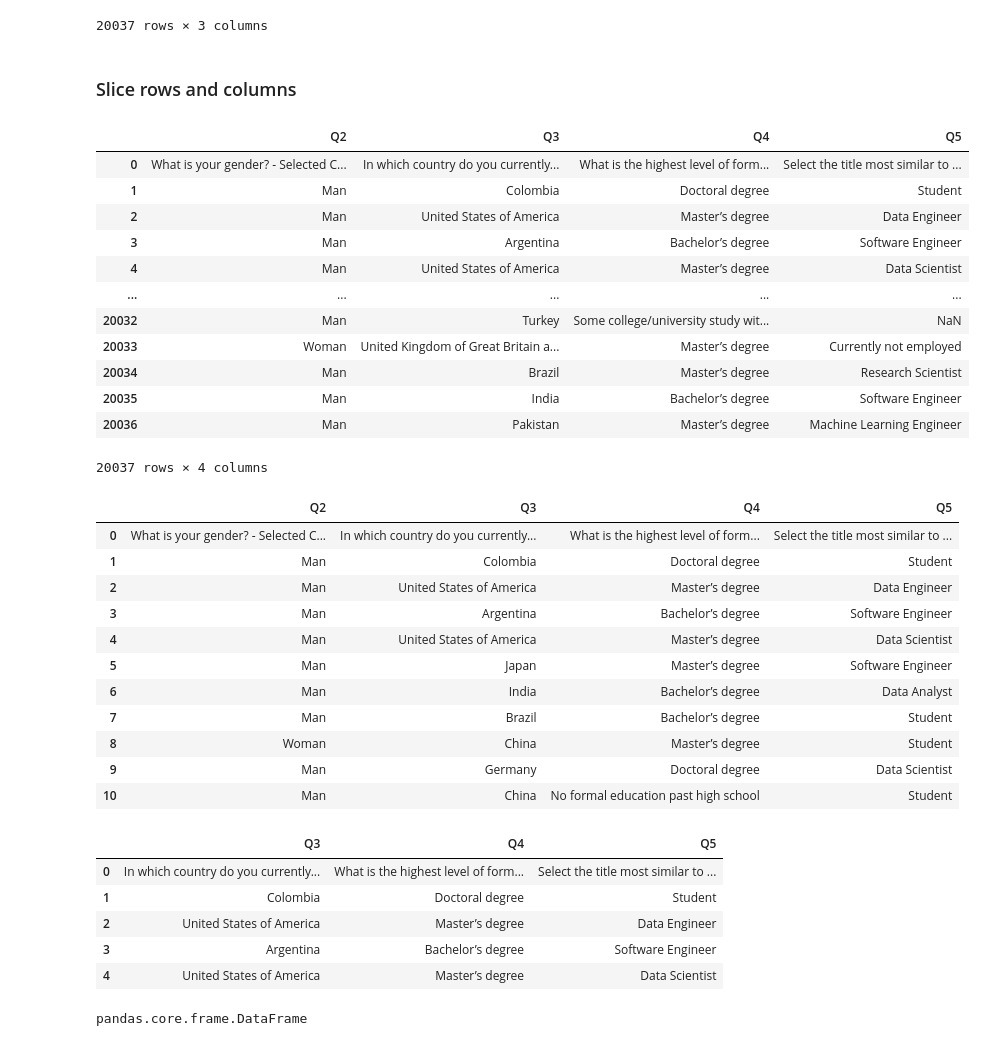
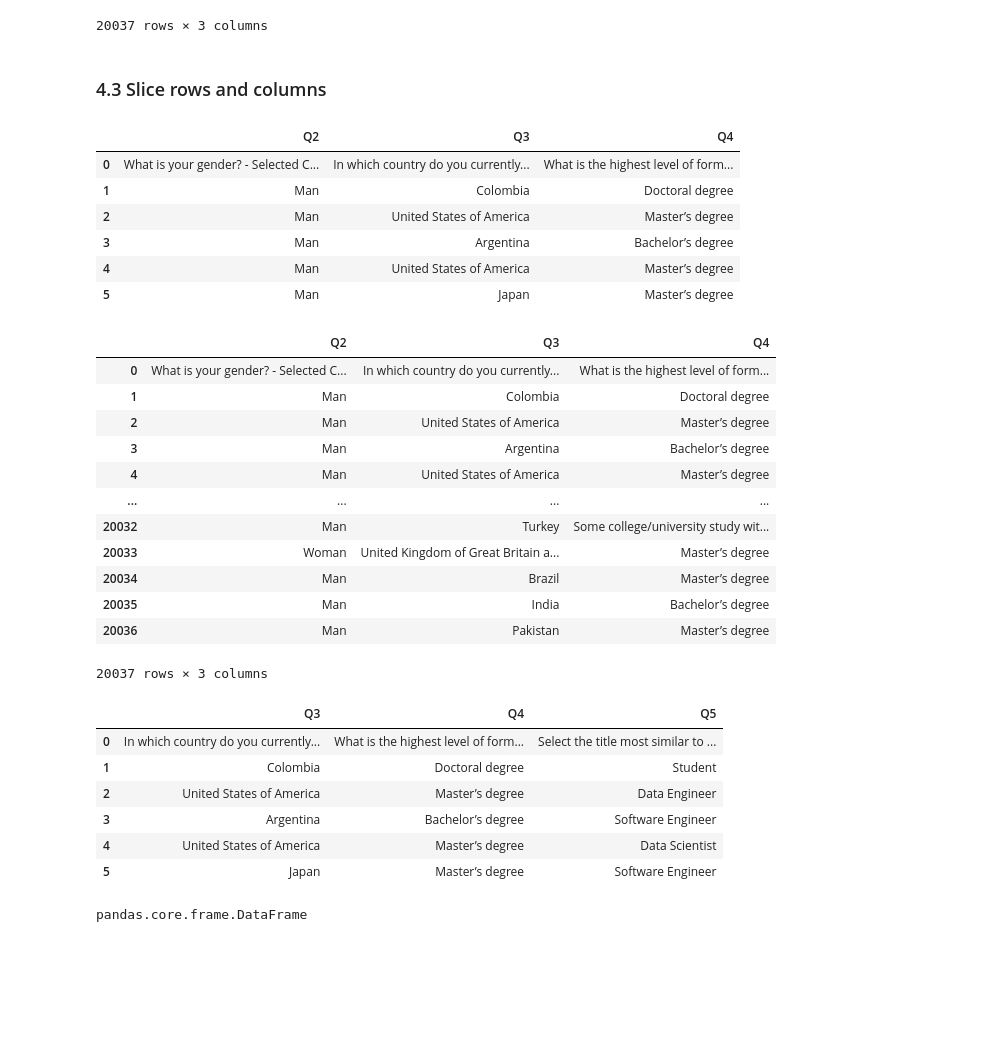
Before and after one commit to argythana/uoa_py_course, a Jupyter notebook: lectures_07_12_pandas_plots_scikit/lecture_07_pandas/lecture_07a_pandas_dafaframe_index.ipynb, the cells around one changed output. Saved outputs shown, nothing was run; the diff lists cells and outputs as text; code cells hidden in the pictures; blank space fills up the shorter version.

```diff
--- a/lectures_07_12_pandas_plots_scikit/lecture_07_pandas/lecture_07a_pandas_dafaframe_index.ipynb
+++ b/lectures_07_12_pandas_plots_scikit/lecture_07_pandas/lecture_07a_pandas_dafaframe_index.ipynb
@@ -373,44 +413,39 @@ df[["Q2", "Q5", "Q3"]]
 | 20036 | Man | Machine Learning Engineer | Pakistan |
 20037 rows × 3 columns
 # %% [markdown]
-### Slice rows and columns
+### 4.3 Slice rows and columns
 # %%
 # Locate a range of names for the rows and a range of names for the columns.
 # All rows, and only columns with names from 'Q2' to 'Q5'
-df.loc[:, 'Q2':'Q5']
+df.loc[0:5, 'Q2':'Q4']
 # %% [output]
-|  | Q2 | Q3 | Q4 | Q5 |
-| 0 | What is your gender? - Selected C... | In which country do you currently... | What is the highest level of form... | Select the title most similar to ... |
-| 1 | Man | Colombia | Doctoral degree | Student |
-| 2 | Man | United States of America | Master’s degree | Data Engineer |
-| 3 | Man | Argentina | Bachelor’s degree | Software Engineer |
-| 4 | Man | United States of America | Master’s degree | Data Scientist |
-| ... | ... | ... | ... | ... |
-| 20032 | Man | Turkey | Some college/university study wit... | NaN |
-| 20033 | Woman | United Kingdom of Great Britain a... | Master’s degree | Currently not employed |
-| 20034 | Man | Brazil | Master’s degree | Research Scientist |
-| 20035 | Man | India | Bachelor’s degree | Software Engineer |
-| 20036 | Man | Pakistan | Master’s degree | Machine Learning Engineer |
+|  | Q2 | Q3 | Q4 |
+| 0 | What is your gender? - Selected C... | In which country do you currently... | What is the highest level of form... |
+| 1 | Man | Colombia | Doctoral degree |
+| 2 | Man | United States of America | Master’s degree |
+| 3 | Man | Argentina | Bachelor’s degree |
+| 4 | Man | United States of America | Master’s degree |
+| 5 | Man | Japan | Master’s degree |
-20037 rows × 4 columns
 # %%
 # Locate a range of names for the rows and a range of names for the columns.
-df.loc[0:10, 'Q2':'Q5']
+df.loc[:, 'Q2':'Q4']
 # %% [output]
-|  | Q2 | Q3 | Q4 | Q5 |
-| 0 | What is your gender? - Selected C... | In which country do you currently... | What is the highest level of form... | Select the title most similar to ... |
-| 1 | Man | Colombia | Doctoral degree | Student |
-| 2 | Man | United States of America | Master’s degree | Data Engineer |
-| 3 | Man | Argentina | Bachelor’s degree | Software Engineer |
-| 4 | Man | United States of America | Master’s degree | Data Scientist |
-| 5 | Man | Japan | Master’s degree | Software Engineer |
-| 6 | Man | India | Bachelor’s degree | Data Analyst |
-| 7 | Man | Brazil | Bachelor’s degree | Student |
-| 8 | Woman | China | Master’s degree | Student |
-| 9 | Man | Germany | Doctoral degree | Data Scientist |
-| 10 | Man | China | No formal education past high school | Student |
+|  | Q2 | Q3 | Q4 |
+| 0 | What is your gender? - Selected C... | In which country do you currently... | What is the highest level of form... |
+| 1 | Man | Colombia | Doctoral degree |
+| 2 | Man | United States of America | Master’s degree |
+| 3 | Man | Argentina | Bachelor’s degree |
+| 4 | Man | United States of America | Master’s degree |
+| ... | ... | ... | ... |
+| 20032 | Man | Turkey | Some college/university study wit... |
+| 20033 | Woman | United Kingdom of Great Britain a... | Master’s degree |
+| 20034 | Man | Brazil | Master’s degree |
+| 20035 | Man | India | Bachelor’s degree |
+| 20036 | Man | Pakistan | Master’s degree |
+20037 rows × 3 columns
 # %%
 # Locate a range of names for the rows and a range of names for the columns.
-df.loc[:4, 'Q3':'Q5']
+df.loc[:5, 'Q3':'Q5']
 # %% [output]
 |  | Q3 | Q4 | Q5 |
 | 0 | In which country do you currently... | What is the highest level of form... | Select the title most similar to ... |
@@ -418,6 +453,7 @@ df.loc[:4, 'Q3':'Q5']
 | 2 | United States of America | Master’s degree | Data Engineer |
 | 3 | Argentina | Bachelor’s degree | Software Engineer |
 | 4 | United States of America | Master’s degree | Data Scientist |
+| 5 | Japan | Master’s degree | Software Engineer |
 # %%
 type(df.loc[:, 'Q2':'Q3'])
 # %% [output]
```
Also changed, not shown: parts of 42 cells of this notebook.
